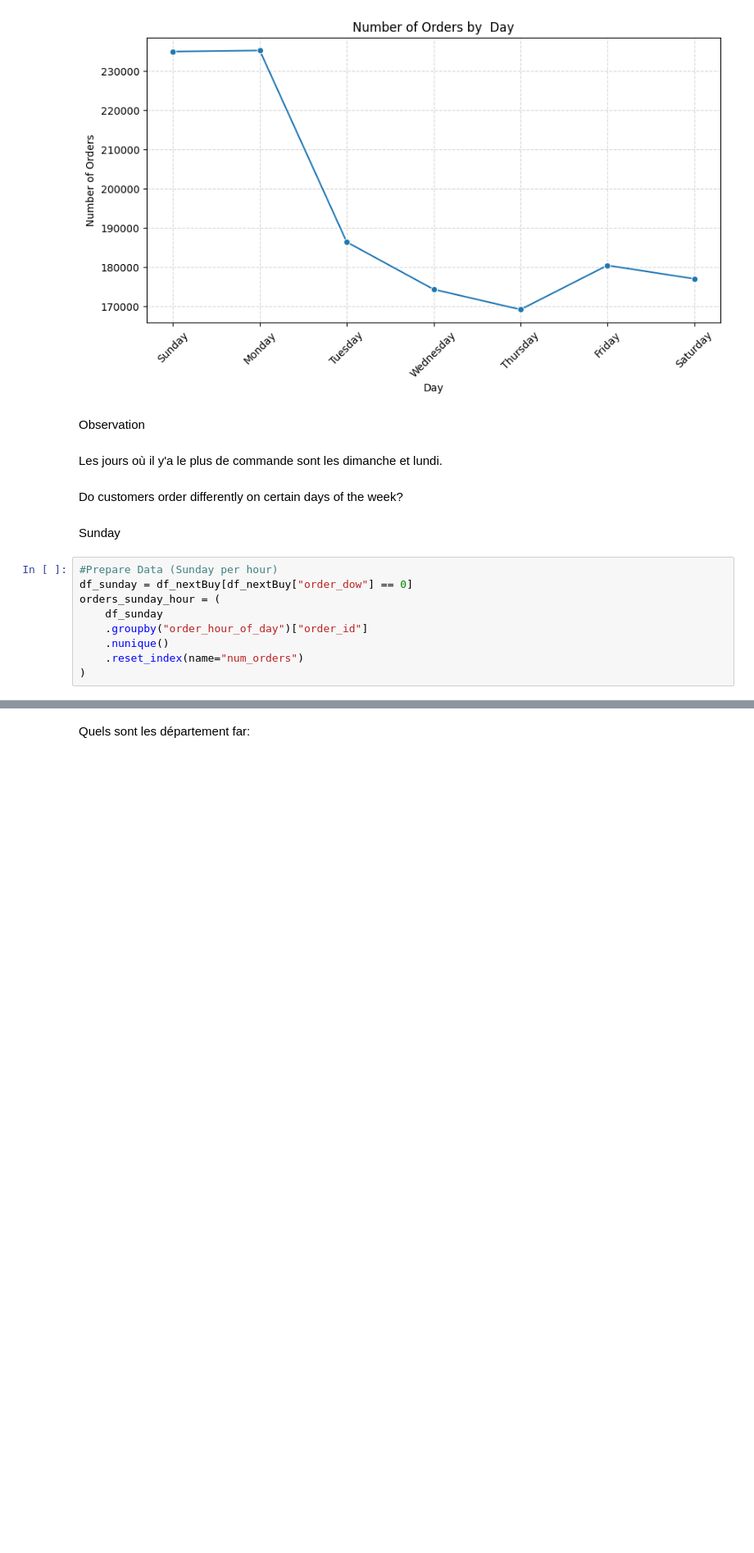
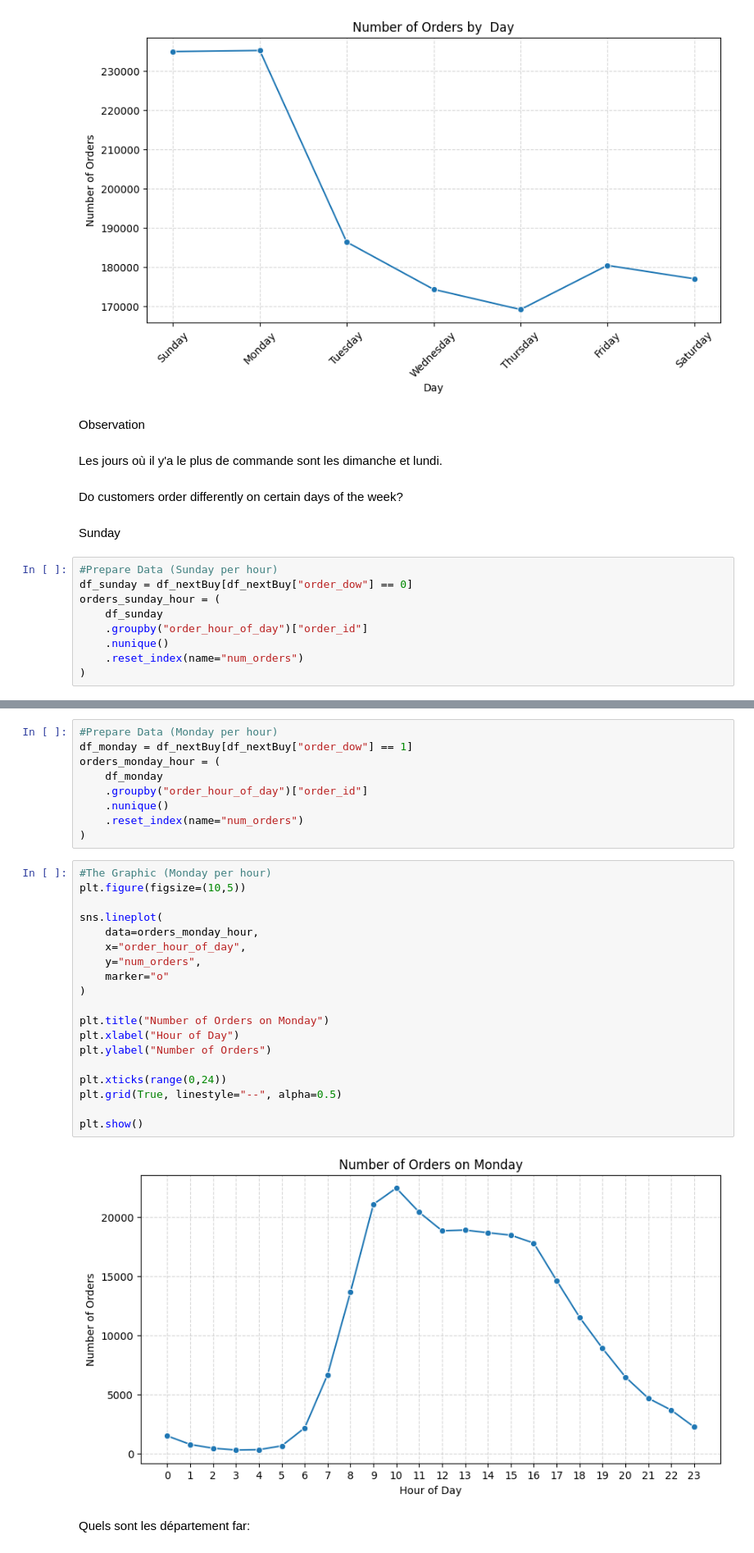
Before and after one commit to AdamTamboura/NextBuy_ML_project, a Jupyter notebook: notebooks/eda.ipynb, the cells around one changed output, grey strips where cells are left out. Shown at 82% size. Cells and saved outputs as stored; diff of their text form; blank space fills up the shorter version.

```diff
--- a/notebooks/eda.ipynb
+++ b/notebooks/eda.ipynb
@@ -217,2 +230,32 @@ plt.show()
+# %%
+#Prepare Data (Monday per hour)
+df_monday = df_nextBuy[df_nextBuy["order_dow"] == 1]
+orders_monday_hour = (
+    df_monday
+    .groupby("order_hour_of_day")["order_id"]
+    .nunique()
+    .reset_index(name="num_orders")
+)
+# %%
+#The Graphic (Monday per hour)
+plt.figure(figsize=(10,5))
+
+sns.lineplot(
+    data=orders_monday_hour,
+    x="order_hour_of_day",
+    y="num_orders",
+    marker="o"
+)
+
+plt.title("Number of Orders on Monday")
+plt.xlabel("Hour of Day")
+plt.ylabel("Number of Orders")
+
+plt.xticks(range(0,24))
+plt.grid(True, linestyle="--", alpha=0.5)
+
+plt.show()
+# %% [output]
+[figure, added]
 # %% [markdown]
 Quels sont les département far:
```
Also changed, not shown: parts of 23 cells of this notebook.
